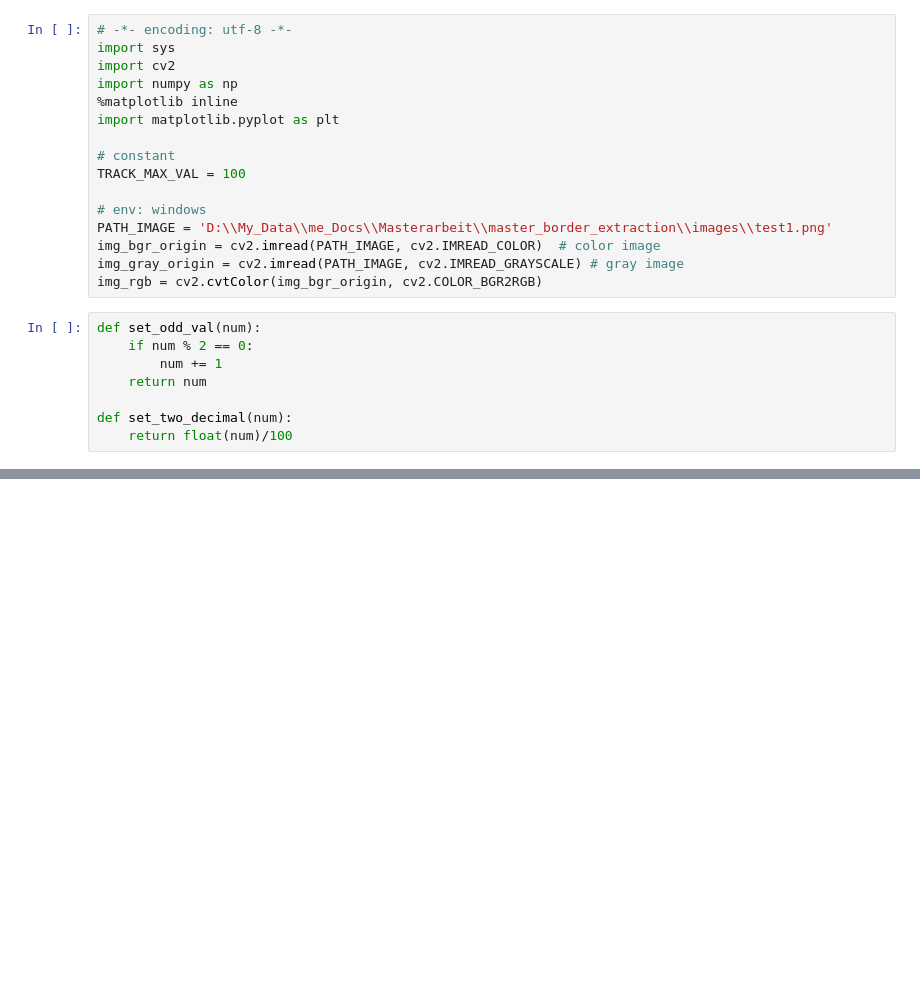
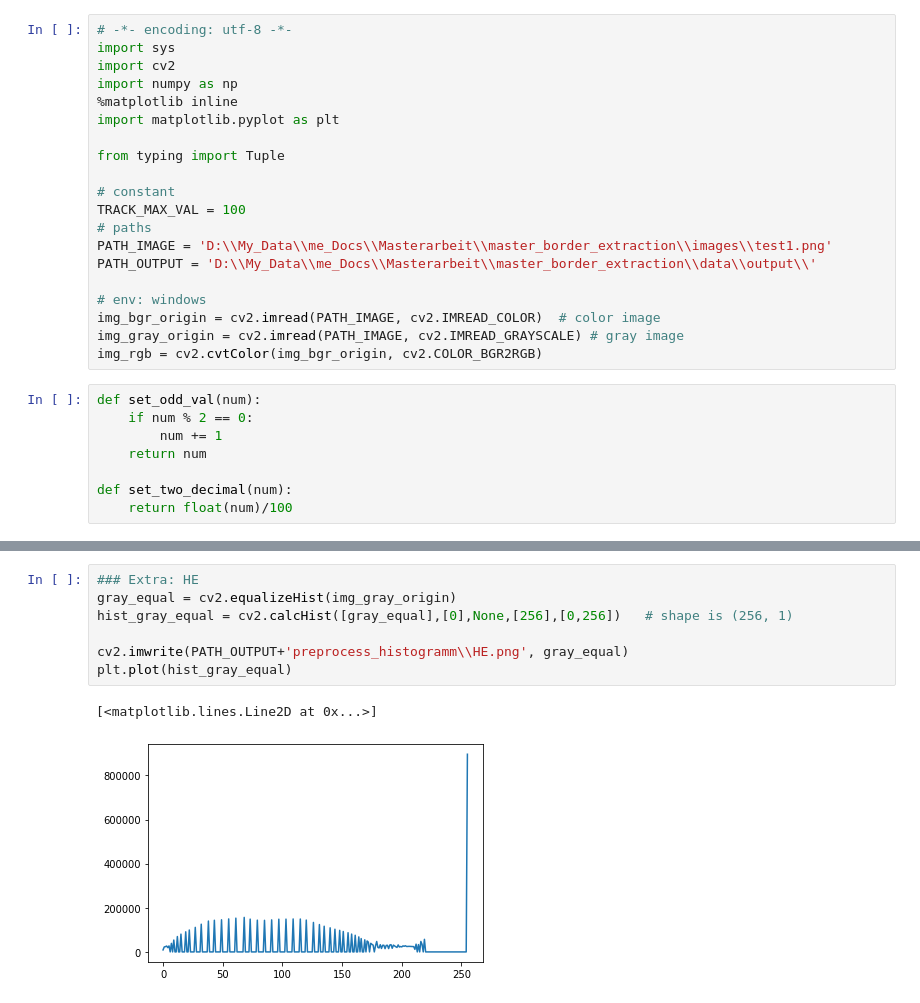
Before and after one commit to DuncanDai/master_border_extraction, a Jupyter notebook: src/test2_selectParams_histogramm+sharpen.ipynb, the cells around one changed output, grey strips where cells are left out. Drawn from its saved outputs; the diff is of its cells as text; blank space fills up the shorter version.

```diff
--- a/src/test2_selectParams_histogramm+sharpen.ipynb
+++ b/src/test2_selectParams_histogramm+sharpen.ipynb
@@ -6,11 +13,15 @@ import numpy as np
 %matplotlib inline
 import matplotlib.pyplot as plt
 
+from typing import Tuple
+
 # constant
 TRACK_MAX_VAL = 100
+# paths
+PATH_IMAGE = 'D:\\My_Data\\me_Docs\\Masterarbeit\\master_border_extraction\\images\\test1.png'
+PATH_OUTPUT = 'D:\\My_Data\\me_Docs\\Masterarbeit\\master_border_extraction\\data\\output\\'
 
 # env: windows
-PATH_IMAGE = 'D:\\My_Data\\me_Docs\\Masterarbeit\\master_border_extraction\\images\\test1.png'
 img_bgr_origin = cv2.imread(PATH_IMAGE, cv2.IMREAD_COLOR)  # color image
 img_gray_origin = cv2.imread(PATH_IMAGE, cv2.IMREAD_GRAYSCALE) # gray image
 img_rgb = cv2.cvtColor(img_bgr_origin, cv2.COLOR_BGR2RGB)
@@ -61,0 +65,10 @@ cv2.destroyAllWindows()
+# %%
+### Extra: HE
+gray_equal = cv2.equalizeHist(img_gray_origin)
+hist_gray_equal = cv2.calcHist([gray_equal],[0],None,[256],[0,256])   # shape is (256, 1)
+
+cv2.imwrite(PATH_OUTPUT+'preprocess_histogramm\\HE.png', gray_equal)
+plt.plot(hist_gray_equal)
+# %% [output]
+[<matplotlib.lines.Line2D at 0x...>]
+[figure, added]
```
Also changed, not shown: parts of 10 cells of this notebook, 6 other files.
